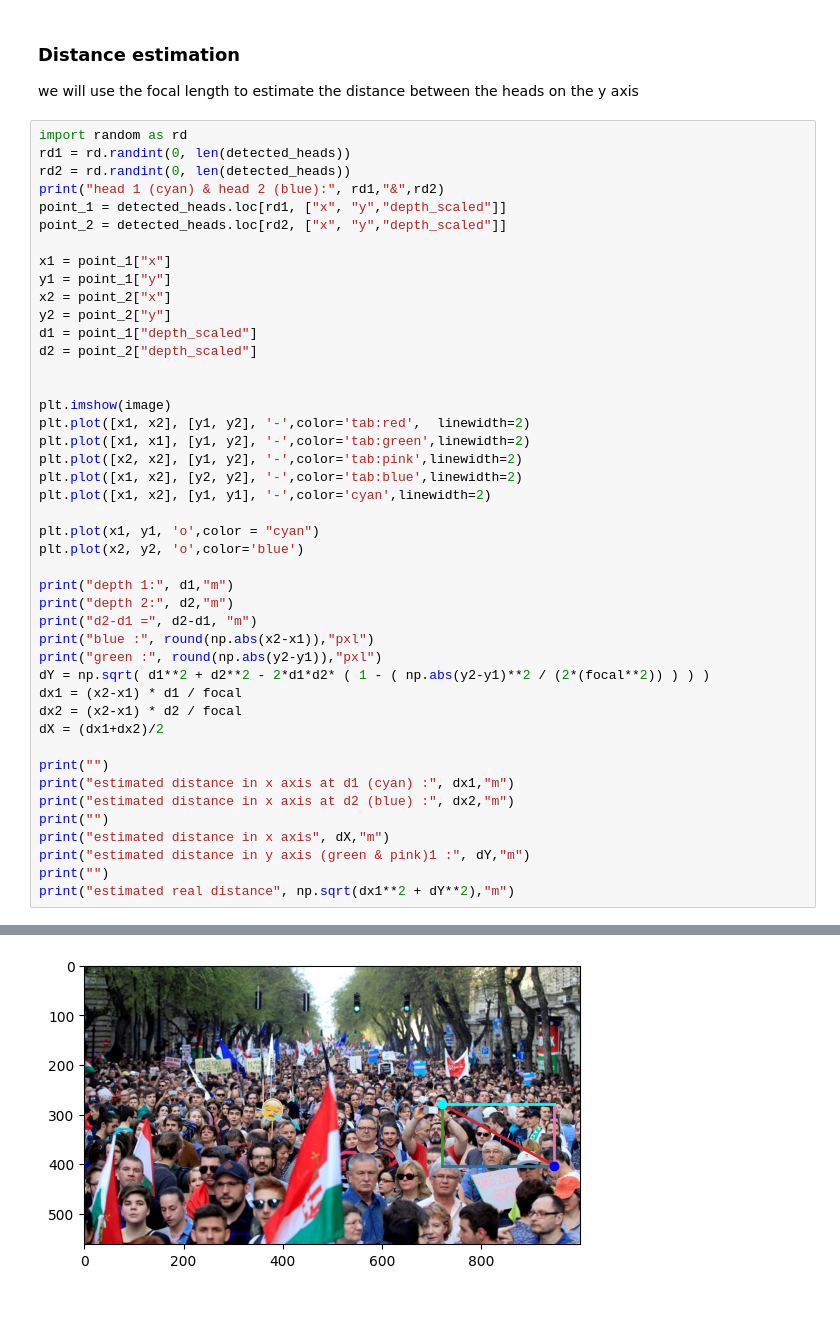
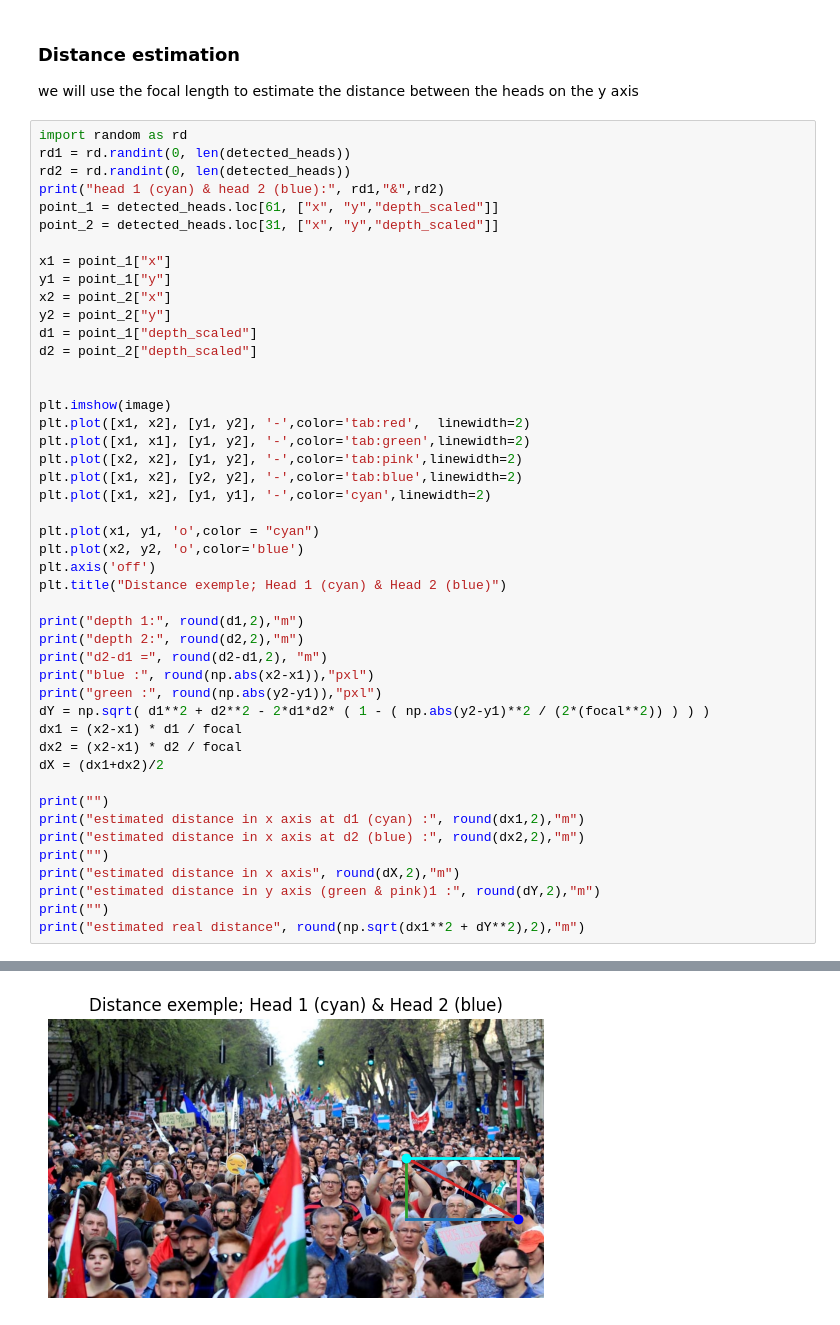
Before and after one commit to Safe-Band/people-detection-and-distance-estimation-inside-monocular-image, a Jupyter notebook: main.ipynb, the cells around one changed output, grey strips where cells are left out. Cells and saved outputs as stored; diff of their text form.

```diff
--- a/main.ipynb
+++ b/main.ipynb
@@ -294,8 +294,8 @@ import random as rd
 rd1 = rd.randint(0, len(detected_heads))
 rd2 = rd.randint(0, len(detected_heads))
 print("head 1 (cyan) & head 2 (blue):", rd1,"&",rd2)
-point_1 = detected_heads.loc[rd1, ["x", "y","depth_scaled"]]
-point_2 = detected_heads.loc[rd2, ["x", "y","depth_scaled"]]
+point_1 = detected_heads.loc[61, ["x", "y","depth_scaled"]]
+point_2 = detected_heads.loc[31, ["x", "y","depth_scaled"]]
 
 x1 = point_1["x"]
 y1 = point_1["y"]
@@ -314,10 +314,12 @@ plt.plot([x1, x2], [y1, y1], '-',color='cyan',linewidth=2)
 
 plt.plot(x1, y1, 'o',color = "cyan")
 plt.plot(x2, y2, 'o',color='blue')
+plt.axis('off')
+plt.title("Distance exemple; Head 1 (cyan) & Head 2 (blue)")
 
-print("depth 1:", d1,"m")
-print("depth 2:", d2,"m")
-print("d2-d1 =", d2-d1, "m")
+print("depth 1:", round(d1,2),"m")
+print("depth 2:", round(d2,2),"m")
+print("d2-d1 =", round(d2-d1,2), "m")
 print("blue :", round(np.abs(x2-x1)),"pxl")
 print("green :", round(np.abs(y2-y1)),"pxl")
 dY = np.sqrt( d1**2 + d2**2 - 2*d1*d2* ( 1 - ( np.abs(y2-y1)**2 / (2*(focal**2)) ) ) )
@@ -326,11 +328,11 @@ dx2 = (x2-x1) * d2 / focal
 dX = (dx1+dx2)/2
 
 print("")
-print("estimated distance in x axis at d1 (cyan) :", dx1,"m")
-print("estimated distance in x axis at d2 (blue) :", dx2,"m")
+print("estimated distance in x axis at d1 (cyan) :", round(dx1,2),"m")
+print("estimated distance in x axis at d2 (blue) :", round(dx2,2),"m")
 print("")
-print("estimated distance in x axis", dX,"m")
-print("estimated distance in y axis (green & pink)1 :", dY,"m")
+print("estimated distance in x axis", round(dX,2),"m")
+print("estimated distance in y axis (green & pink)1 :", round(dY,2),"m")
 print("")
-print("estimated real distance", np.sqrt(dx1**2 + dY**2),"m")
+print("estimated real distance", round(np.sqrt(dx1**2 + dY**2),2),"m")
 # %% [output]
@@ -351 +353 @@ estimated real distance 10.041914895805405 m
-[figure, old version]
+[figure, new version]
```
Also changed, not shown: parts of 1 cell of this notebook, 2 other files.
